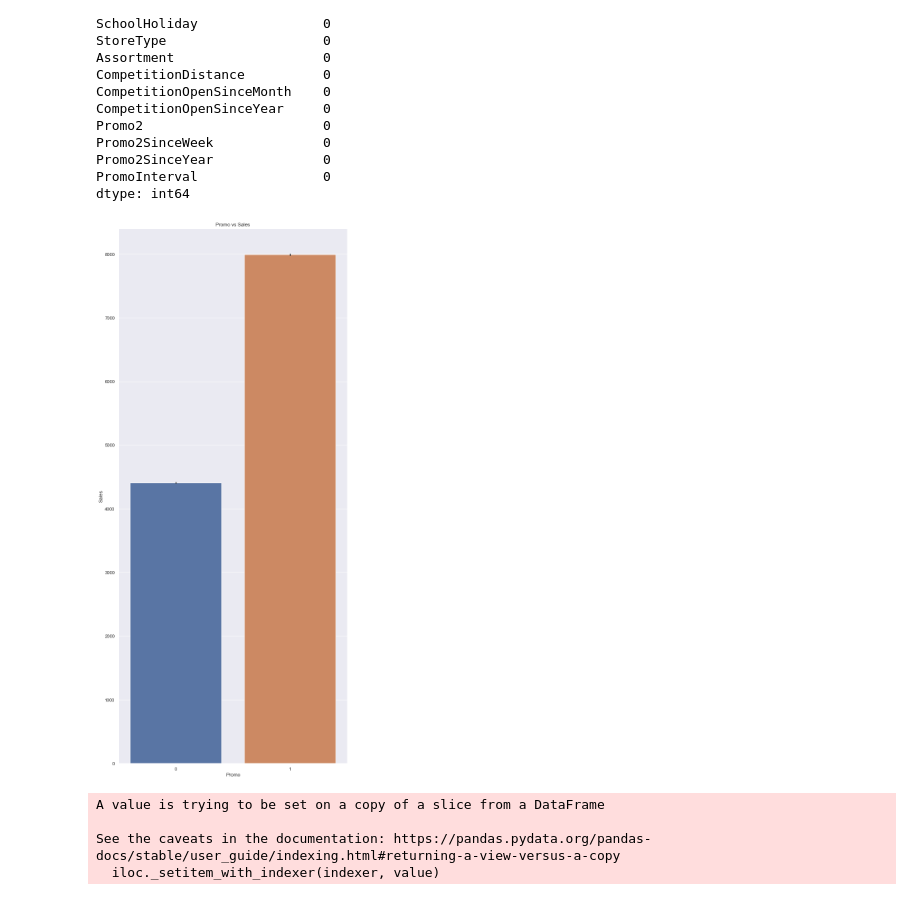
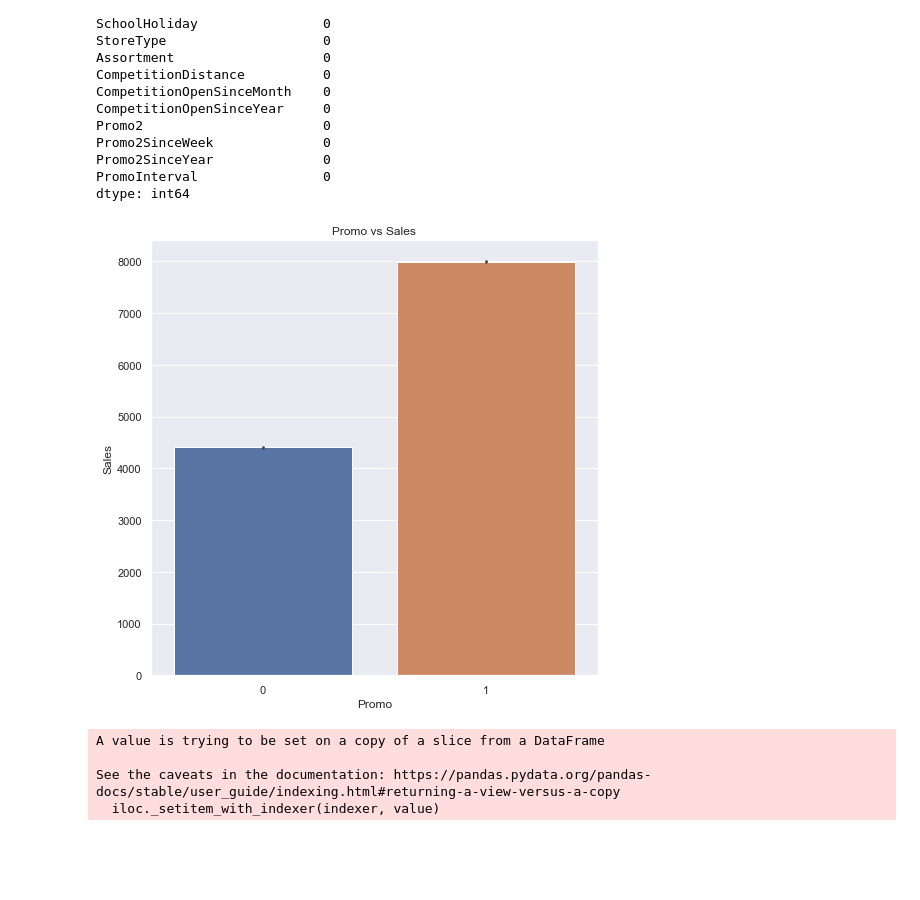
Before and after one commit to wakura-mbuya/Pharmaceutical-Sales-prediction, a Jupyter notebook: notebooks/EDA.ipynb, the cells around one changed output. Saved outputs shown, nothing was run; the diff lists cells and outputs as text; code cells hidden in the pictures; blank space fills up the shorter version.

```diff
--- a/notebooks/EDA.ipynb
+++ b/notebooks/EDA.ipynb
@@ -309,9 +301,10 @@ dtype: int64
 # %%
 # Sales with respect to Promo in train dataset
 sns.barplot(x='Promo', y='Sales', data=combined_train_df).set(title='Promo vs Sales')
+sns.set(rc={'figure.figsize':(8,6)})
 plt.show()
 # %% [output]
-[figure, old version]
+[figure, new version]
 # %%
 # StateHoliday column has values 0 & "0", So, we need to change values with 0 to "0"
 combined_train_df["StateHoliday"].loc[combined_train_df["StateHoliday"] == 0] = "0"
```
Also changed, not shown: parts of 3 cells of this notebook.
